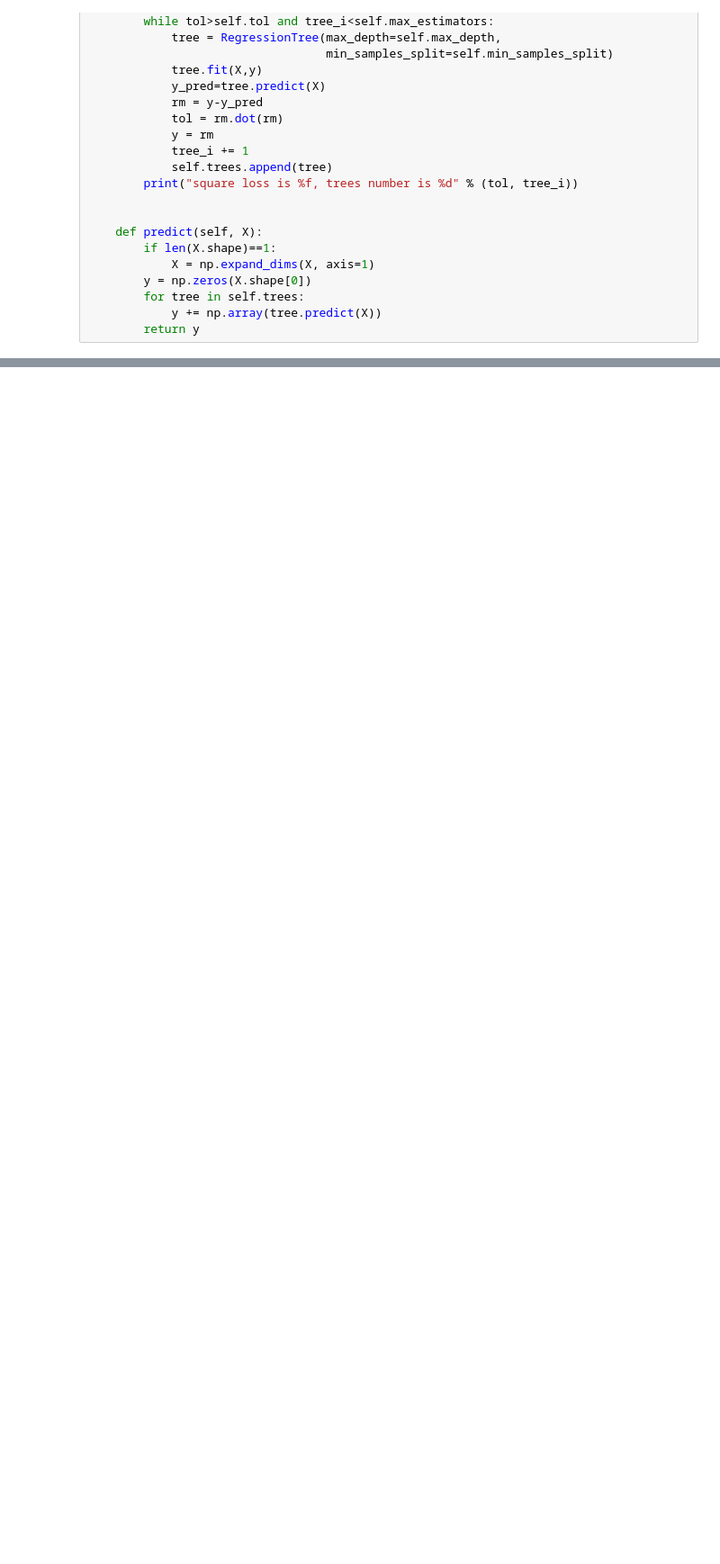
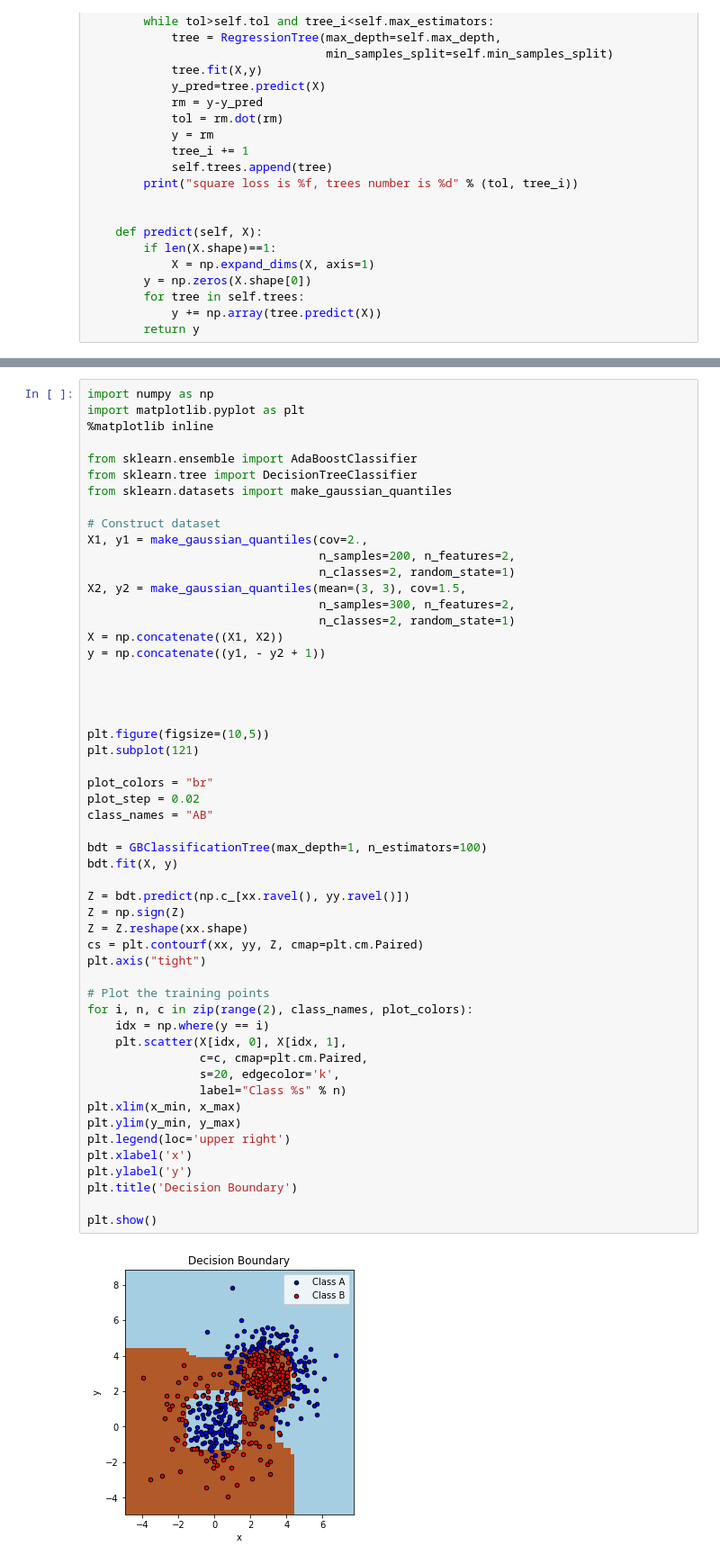
Before and after one commit to fly2mato/MLcode, a Jupyter notebook: src/BoostingTree_example.ipynb, the cells around one changed output, grey strips where cells are left out. Shown: that part at 90% size. Saved outputs shown, nothing was run; the diff lists cells and outputs as text; blank space fills up the shorter version.

Commit message:
boosting GBDT XGBOOST

```diff
--- a/src/BoostingTree_example.ipynb
+++ b/src/BoostingTree_example.ipynb
@@ -78,0 +204,55 @@ clf.trees
+# %%
+import numpy as np
+import matplotlib.pyplot as plt
+%matplotlib inline
+
+from sklearn.ensemble import AdaBoostClassifier
+from sklearn.tree import DecisionTreeClassifier
+from sklearn.datasets import make_gaussian_quantiles
+
+# Construct dataset
+X1, y1 = make_gaussian_quantiles(cov=2.,
+                                 n_samples=200, n_features=2,
+                                 n_classes=2, random_state=1)
+X2, y2 = make_gaussian_quantiles(mean=(3, 3), cov=1.5,
+                                 n_samples=300, n_features=2,
+                                 n_classes=2, random_state=1)
+X = np.concatenate((X1, X2))
+y = np.concatenate((y1, - y2 + 1))
+
+
+
+
+plt.figure(figsize=(10,5))
+plt.subplot(121)
+
+plot_colors = "br"
+plot_step = 0.02
+class_names = "AB"
+
+bdt = GBClassificationTree(max_depth=1, n_estimators=100)
+bdt.fit(X, y)
+
+Z = bdt.predict(np.c_[xx.ravel(), yy.ravel()])
+Z = np.sign(Z)
+Z = Z.reshape(xx.shape)
+cs = plt.contourf(xx, yy, Z, cmap=plt.cm.Paired)
+plt.axis("tight")
+
+# Plot the training points
+for i, n, c in zip(range(2), class_names, plot_colors):
+    idx = np.where(y == i)
+    plt.scatter(X[idx, 0], X[idx, 1],
+                c=c, cmap=plt.cm.Paired,
+                s=20, edgecolor='k',
+                label="Class %s" % n)
+plt.xlim(x_min, x_max)
+plt.ylim(y_min, y_max)
+plt.legend(loc='upper right')
+plt.xlabel('x')
+plt.ylabel('y')
+plt.title('Decision Boundary')
+
+plt.show()
+# %% [output]
+[figure, added]
```
Also changed, not shown: parts of 5 cells of this notebook, 3 other files.
